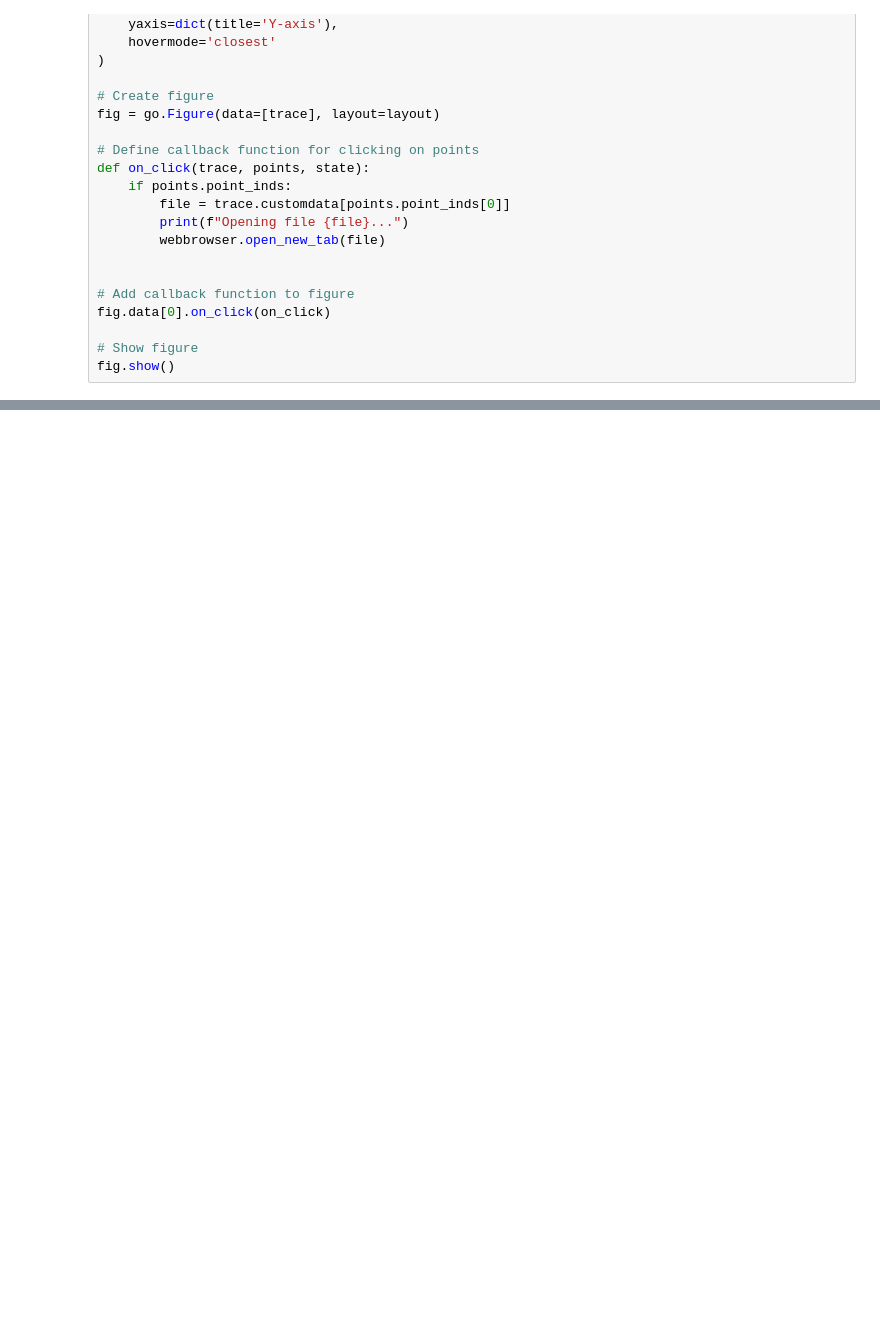
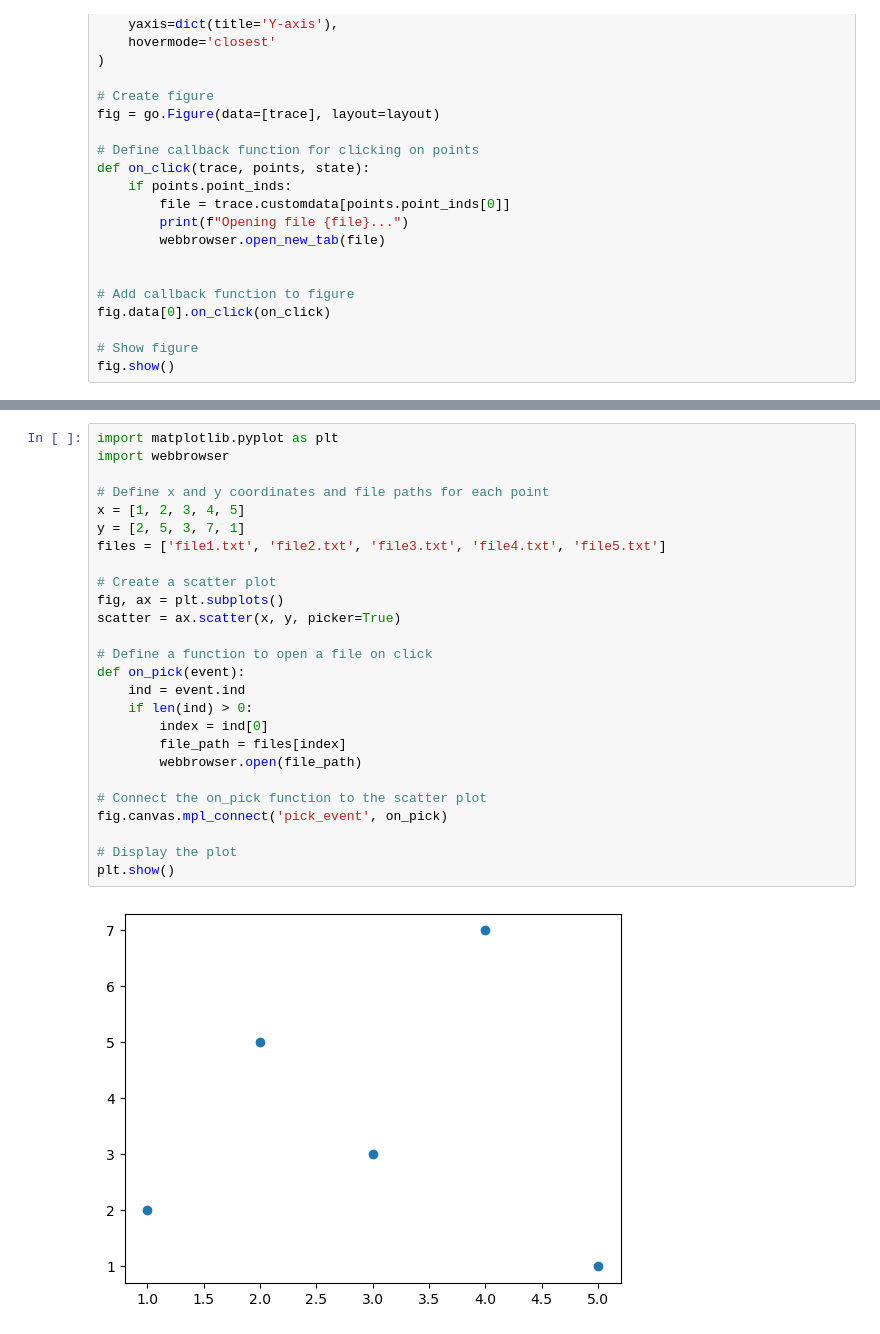
Before and after one commit to thomasnapier/AudioHandling, a Jupyter notebook: interactiveplots.ipynb, the cells around one changed output, grey strips where cells are left out. Cells and saved outputs as stored; diff of their text form; blank space fills up the shorter version.

```diff
--- a/interactiveplots.ipynb
+++ b/interactiveplots.ipynb
@@ -131,0 +149,28 @@ plt.show()
+# %%
+import matplotlib.pyplot as plt
+import webbrowser
+
+# Define x and y coordinates and file paths for each point
+x = [1, 2, 3, 4, 5]
+y = [2, 5, 3, 7, 1]
+files = ['file1.txt', 'file2.txt', 'file3.txt', 'file4.txt', 'file5.txt']
+
+# Create a scatter plot
+fig, ax = plt.subplots()
+scatter = ax.scatter(x, y, picker=True)
+
+# Define a function to open a file on click
+def on_pick(event):
+    ind = event.ind
+    if len(ind) > 0:
+        index = ind[0]
+        file_path = files[index]
+        webbrowser.open(file_path)
+
+# Connect the on_pick function to the scatter plot
+fig.canvas.mpl_connect('pick_event', on_pick)
+
+# Display the plot
+plt.show()
+# %% [output]
+[figure, added]
```
Also changed, not shown: parts of 8 cells of this notebook, 28 other files.
